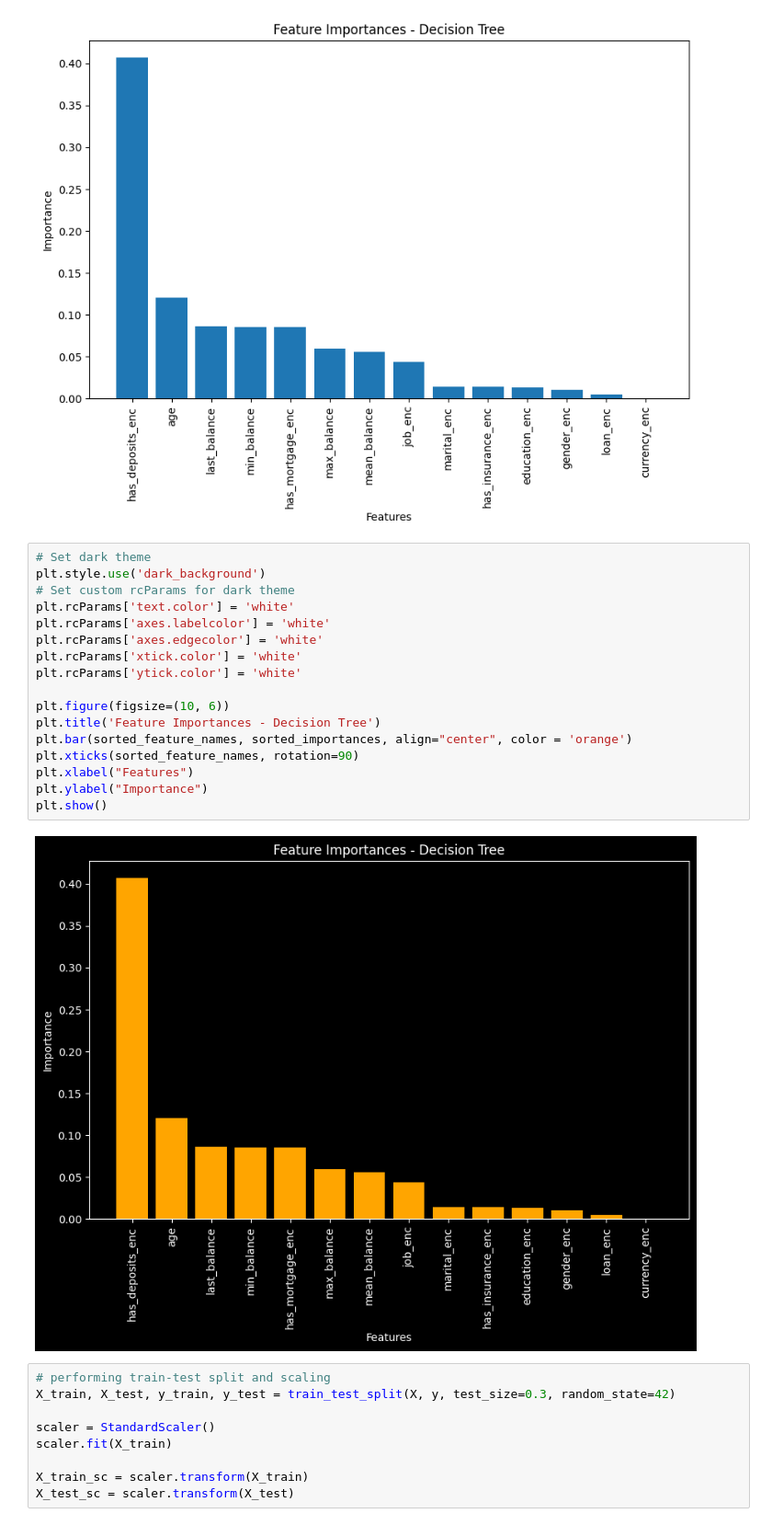
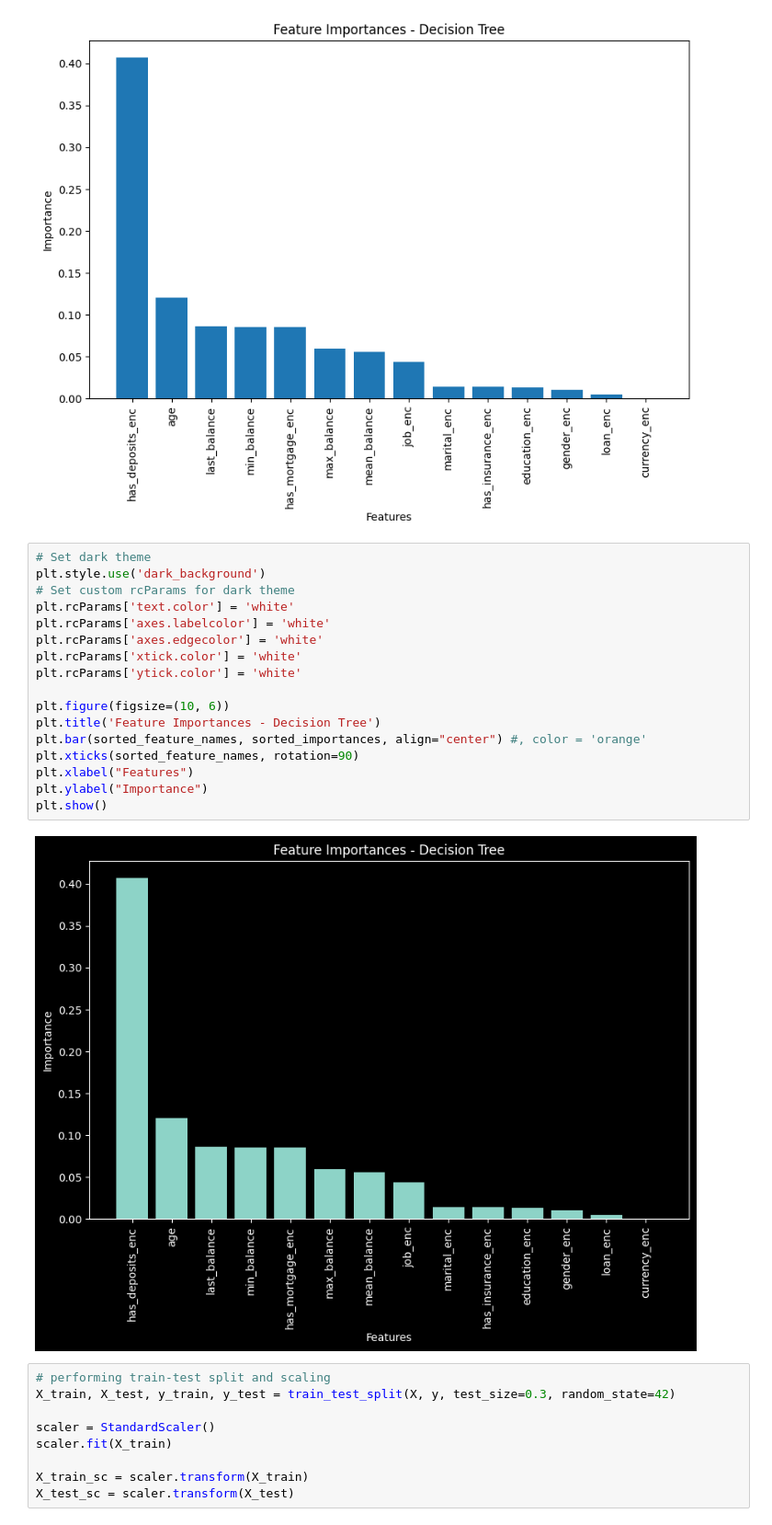
Before and after one commit to danielapinkasova/case_study, a Jupyter notebook: Master_notebook.ipynb, the cells around one changed output. Shown: that part at 92% size. Drawn from its saved outputs; the diff is of its cells as text.

Commit message:
graphs

```diff
--- a/Master_notebook.ipynb
+++ b/Master_notebook.ipynb
@@ -322,22 +312,22 @@ X = X[['has_deposits_enc', 'age', 'last_balance','min_balance', 'has_mortgage_en
 # %%
 # Set dark theme
 plt.style.use('dark_background')
 # Set custom rcParams for dark theme
 plt.rcParams['text.color'] = 'white'
 plt.rcParams['axes.labelcolor'] = 'white'
 plt.rcParams['axes.edgecolor'] = 'white'
 plt.rcParams['xtick.color'] = 'white'
 plt.rcParams['ytick.color'] = 'white'
 
 plt.figure(figsize=(10, 6))
 plt.title('Feature Importances - Decision Tree')
-plt.bar(sorted_feature_names, sorted_importances, align="center", color = 'orange')
+plt.bar(sorted_feature_names, sorted_importances, align="center") #, color = 'orange'
 plt.xticks(sorted_feature_names, rotation=90)
 plt.xlabel("Features")
 plt.ylabel("Importance")
 plt.show()
 # %% [output]
-[figure, old version]
+[figure, new version]
 # %%
 # performing train-test split and scaling
 X_train, X_test, y_train, y_test = train_test_split(X, y, test_size=0.3, random_state=42)
```
Also changed, not shown: parts of 1 cell of this notebook.
